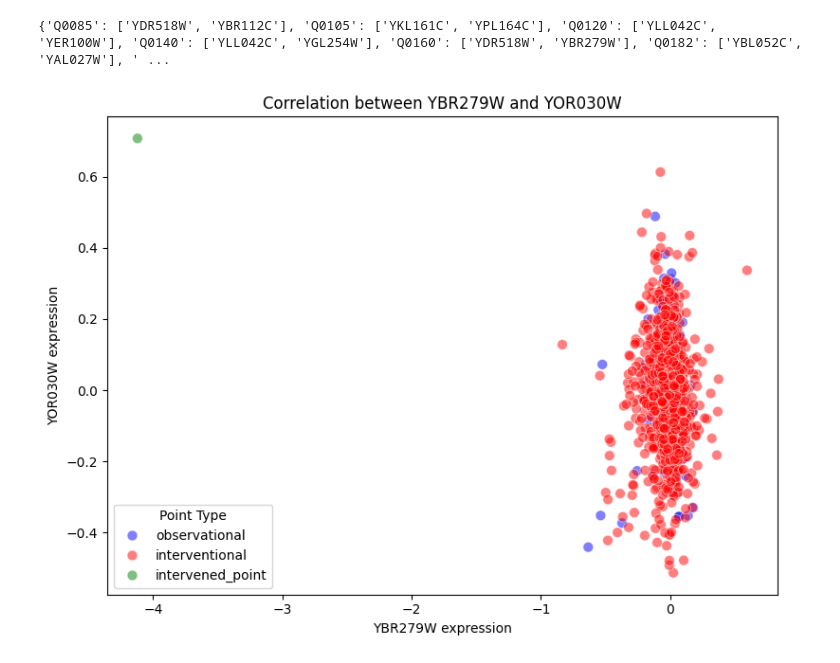
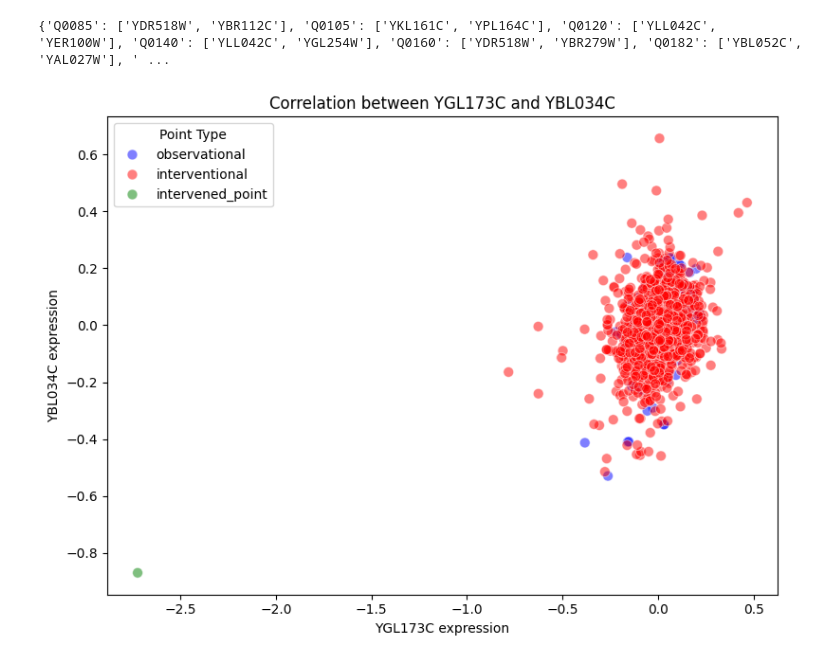
Before and after one commit to bonkh/ICM-replication, a Jupyter notebook: Experiment2/test.ipynb, the cells around one changed output. Cells and saved outputs as stored; diff of their text form; code cells hidden in the pictures.

```diff
--- a/Experiment2/test.ipynb
+++ b/Experiment2/test.ipynb
@@ -212,6 +212,6 @@ print(data)
 # %% [output]
 {'Q0085': ['YDR518W', 'YBR112C'], 'Q0105': ['YKL161C', 'YPL164C'], 'Q0120': ['YLL042C', 'YER100W'], 'Q0140': ['YLL042C', 'YGL254W'], 'Q0160': ['YDR518W', 'YBR279W'], 'Q0182': ['YBL052C', 'YAL027W'], ' ...
 # %%
-plot_gene_relationship('YOR030W', 'YBR279W', obs_data, int_data, int_pos_data)
+plot_gene_relationship('YBL034C', 'YGL173C', obs_data, int_data, int_pos_data)
 # %% [output]
-[figure, old version]
+[figure, new version]
```
Also changed, not shown: 2 other files.
